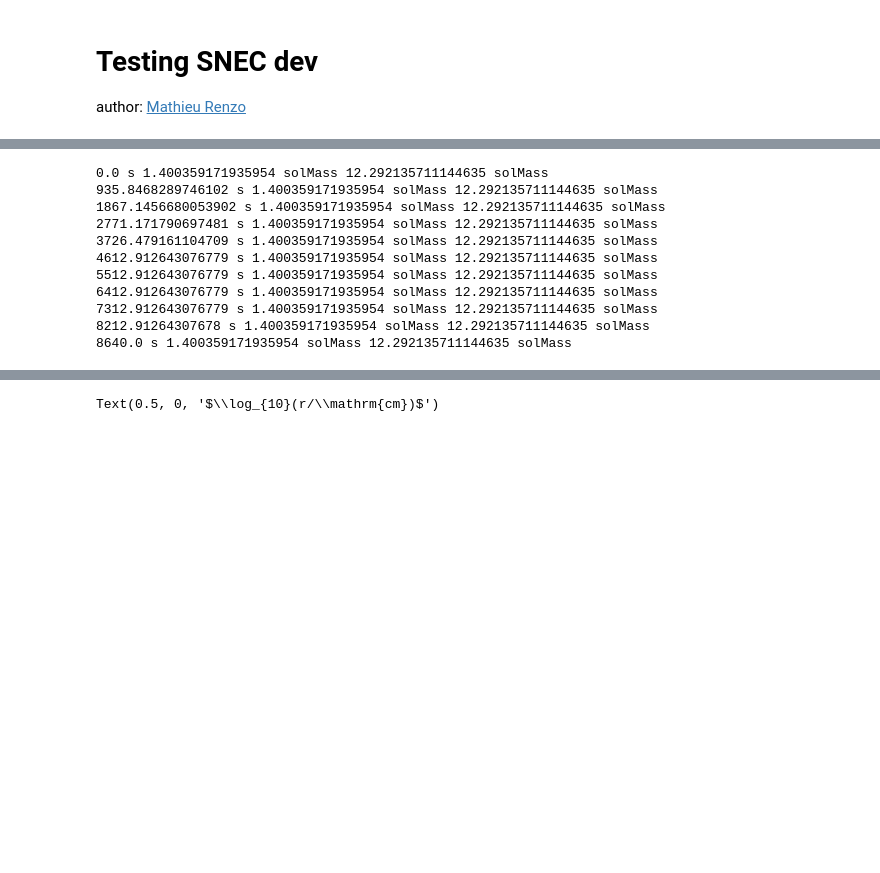
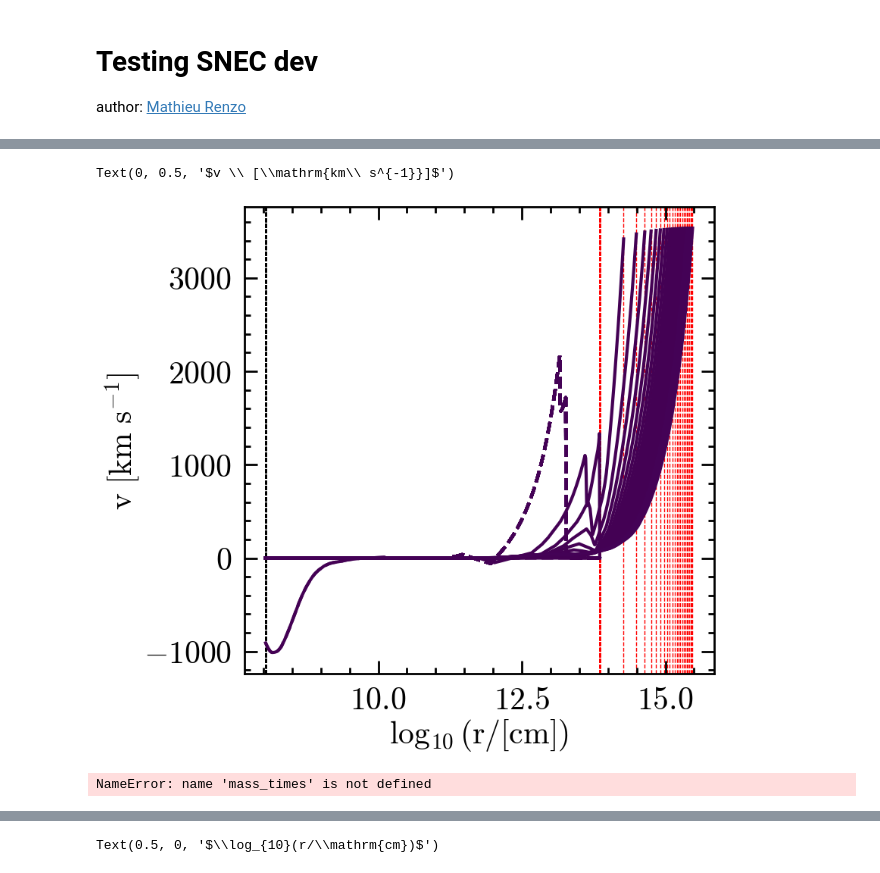
Before and after one commit to mathren/SNEC, a Jupyter notebook: scripts/dev_SNEC.ipynb, the cells around one changed output, grey strips where cells are left out. Cells and saved outputs as stored; diff of their text form; code cells hidden in the pictures; blank space fills up the shorter version.

```diff
--- a/scripts/dev_SNEC.ipynb
+++ b/scripts/dev_SNEC.ipynb
@@ -100,53 +96,42 @@ Text(0, 0.5, '$m \\ [M_{\\odot}]$')
 # %%
 fig = plt.figure()
 gs = gridspec.GridSpec(150, 100)
 ax = fig.add_subplot(gs[:, :])
 
-for i, t in enumerate(vel_times):
+for i, t in enumerate(vel_times[::200]):
     # if i%2 ==0: continue
     # alpha = max(min(1.0-(0.8 - 0.01*i), 1.0), 0.0)
-    # plot_v_radius_time(t, new_baseline_vel, new_baseline_mass, ax=ax, ls='--', # label=f"{t.to(u.h):.1f}",
-    #                    c=colors[i], # alpha=alpha
+    plot_v_radius_time(t, new_baseline_vel, new_baseline_mass, ax=ax, ls='-', lw=3, # label=f"{t.to(u.h):.1f}",
+                       c=colors[i], # alpha=alpha
+                       )
+    plot_v_radius_time(t, bomb_negative_vel, bomb_negative_mass, ax=ax, label=f"{t.to(u.h):.1f}", zorder=1, ls='--',
+                       # alpha=alpha,
+                       c=colors[i]
+                       )
+    # plot_v_radius_time(t, bomb0_vel, bomb0_mass, ax=ax, label=f"{t.to(u.h):.1f}", zorder=1,
+    #                    ls='--',# alpha=alpha,
+    #                    c=colors[-1]
     #                    )
-    plot_v_radius_time(t, bomb48_vel, bomb48_mass, ax=ax, label=f"{t.to(u.h):.1f}", zorder=1,
-                       # alpha=alpha,
-                       c=colors[0]
-                       )
-    plot_v_radius_time(t, bomb0_vel, bomb0_mass, ax=ax, label=f"{t.to(u.h):.1f}", zorder=1,
-                       # alpha=alpha,
-                       c=colors[-1]
-                       )
 
 
 ax.set_xlabel(r'$\log_{10}(r/\mathrm{[cm]})$')
 ax.set_ylabel(r'$v \ [\mathrm{km\ s^{-1}}]$')
 # ax.legend(ncol=3, fontsize=20)
 # ax.set_ylim(-10, 10)
+# %% [output]
+Text(0, 0.5, '$v \\ [\\mathrm{km\\ s^{-1}}]$')
+[figure, added]
 # %%
 # Mass vs time
-mass_data = SNEC_output_parser()
+mass_data = SNEC_output_parser(new_baseline_mass)
 keys = np.array(list(mass_data.keys()))
 mass_times = keys * u.s
-try:
-    units = mass_times.unit
-except AttributeError:
-    mass_times *= u.s
 
 for i, t in enumerate(mass_times):
     mass = mass_data[keys[i]][:, 1] * u.g
-    print(t, min(mass).to(u.Msun), max(mass).to(u.Msun))
+    print(t.to(u.days), min(mass).to(u.Msun), max(mass).to(u.Msun),mass(1).to(u.Msun), np.sum(mass).to(u.Msun))
 # %% [output]
-0.0 s 1.400359171935954 solMass 12.292135711144635 solMass
-935.8468289746102 s 1.400359171935954 solMass 12.292135711144635 solMass
-1867.1456680053902 s 1.400359171935954 solMass 12.292135711144635 solMass
-2771.171790697481 s 1.400359171935954 solMass 12.292135711144635 solMass
-3726.479161104709 s 1.400359171935954 solMass 12.292135711144635 solMass
-4612.912643076779 s 1.400359171935954 solMass 12.292135711144635 solMass
-5512.912643076779 s 1.400359171935954 solMass 12.292135711144635 solMass
-6412.912643076779 s 1.400359171935954 solMass 12.292135711144635 solMass
-7312.912643076779 s 1.400359171935954 solMass 12.292135711144635 solMass
-8212.91264307678 s 1.400359171935954 solMass 12.292135711144635 solMass
-8640.0 s 1.400359171935954 solMass 12.292135711144635 solMass
+NameError: name 'mass_times' is not defined
 # %%
 # density profiles?
 def plot_rho_pfile(t, rho_out, ax=None, **kwargs):
```
Also changed, not shown: parts of 7 cells of this notebook, 4 other files.
